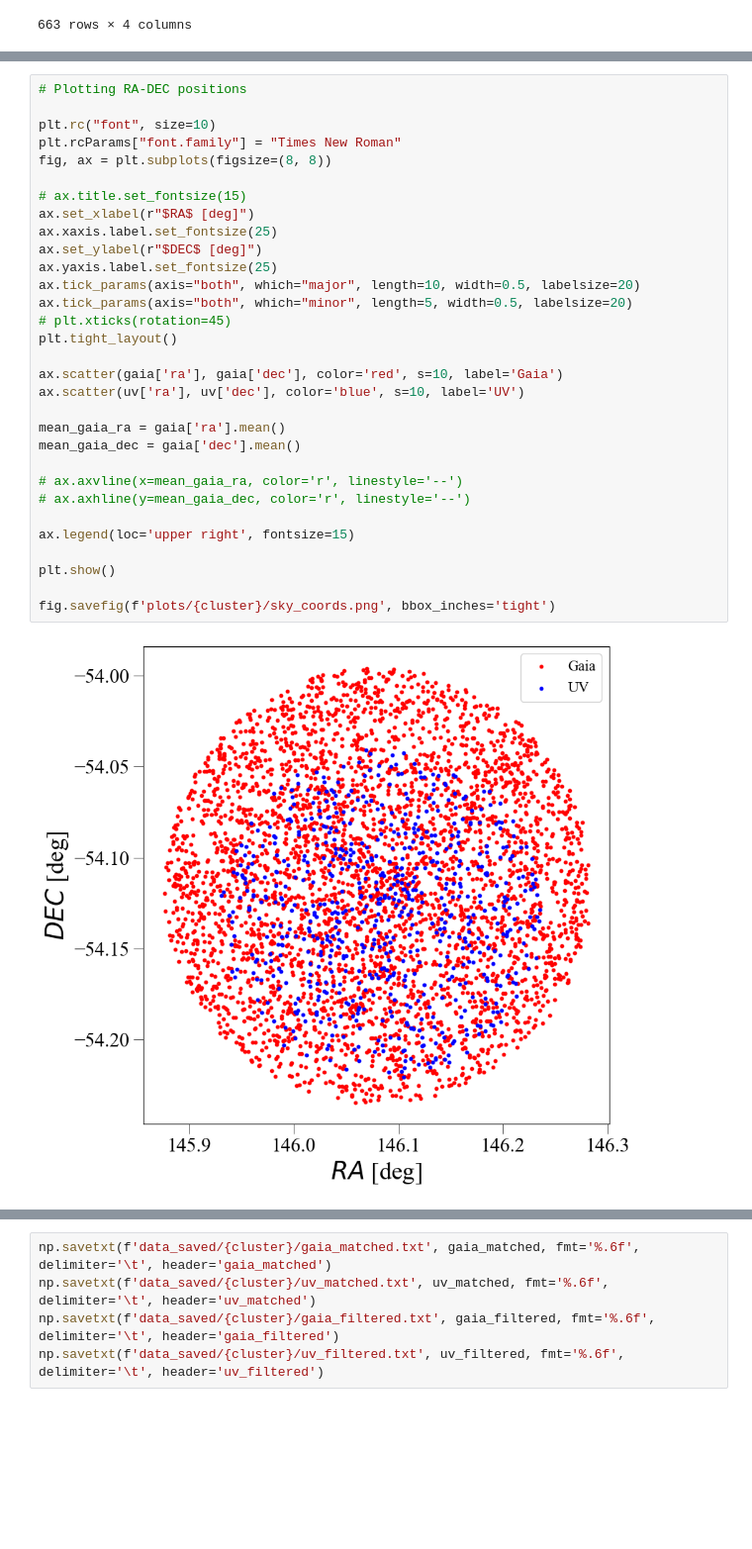
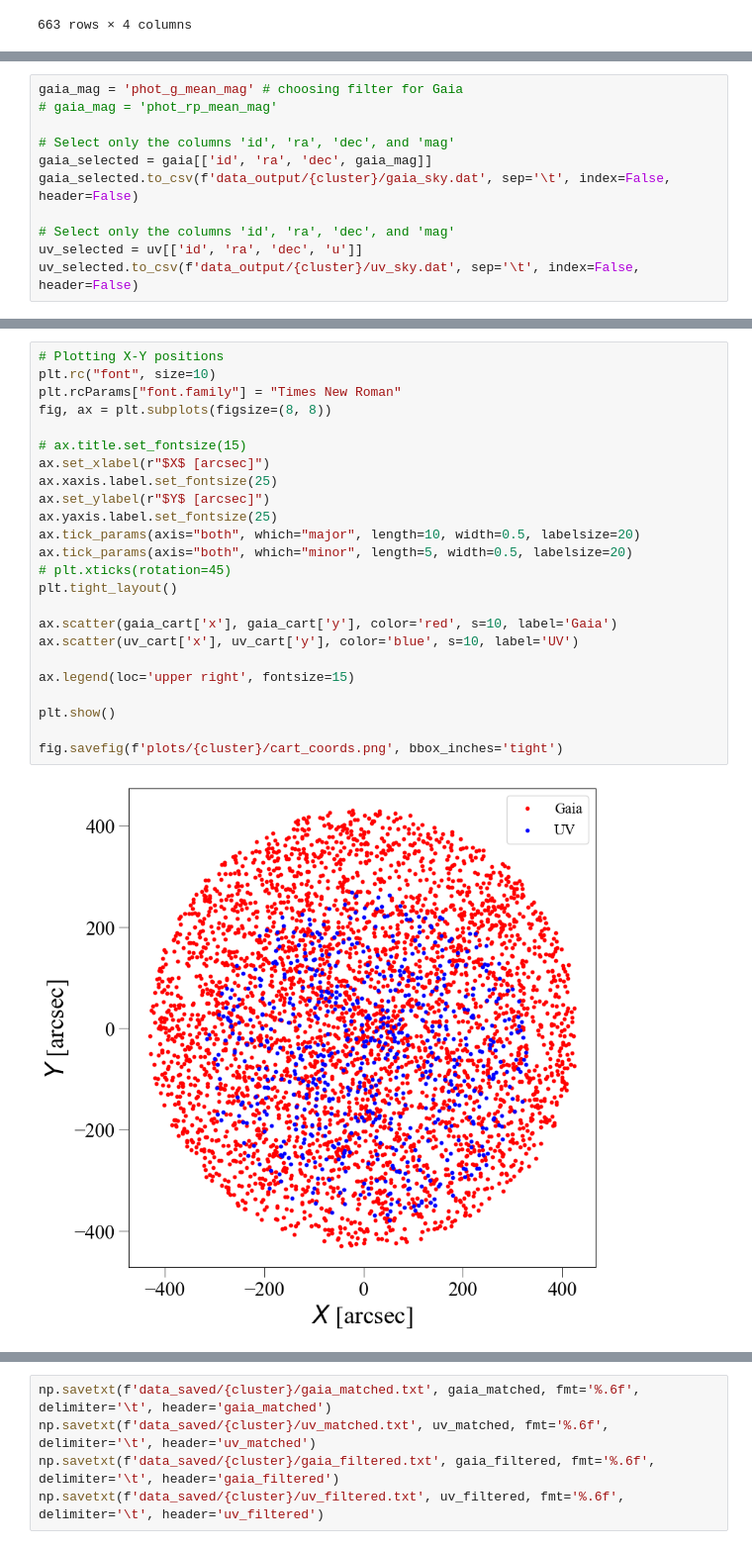
Before and after one commit to PoruchikRzhevsky/Match-pipeline, a Jupyter notebook: matching.ipynb, the cells around one changed output, grey strips where cells are left out. Shown: that part at 99% size. Saved outputs shown, nothing was run; the diff lists cells and outputs as text; blank space fills up the shorter version.

```diff
--- a/matching.ipynb
+++ b/matching.ipynb
@@ -66,0 +151,11 @@ uv
+# %%
+gaia_mag = 'phot_g_mean_mag' # choosing filter for Gaia
+# gaia_mag = 'phot_rp_mean_mag'
+
+# Select only the columns 'id', 'ra', 'dec', and 'mag'
+gaia_selected = gaia[['id', 'ra', 'dec', gaia_mag]]
+gaia_selected.to_csv(f'data_output/{cluster}/gaia_sky.dat', sep='\t', index=False, header=False)
+
+# Select only the columns 'id', 'ra', 'dec', and 'mag'
+uv_selected = uv[['id', 'ra', 'dec', 'u']]
+uv_selected.to_csv(f'data_output/{cluster}/uv_sky.dat', sep='\t', index=False, header=False)
@@ -67,33 +172,26 @@ uv
 # %%
-# Plotting RA-DEC positions
-
+# Plotting X-Y positions
 plt.rc("font", size=10)
 plt.rcParams["font.family"] = "Times New Roman"
 fig, ax = plt.subplots(figsize=(8, 8))
 
 # ax.title.set_fontsize(15)
-ax.set_xlabel(r"$RA$ [deg]")
+ax.set_xlabel(r"$X$ [arcsec]")
 ax.xaxis.label.set_fontsize(25)
-ax.set_ylabel(r"$DEC$ [deg]")
+ax.set_ylabel(r"$Y$ [arcsec]")
 ax.yaxis.label.set_fontsize(25)
 ax.tick_params(axis="both", which="major", length=10, width=0.5, labelsize=20)
 ax.tick_params(axis="both", which="minor", length=5, width=0.5, labelsize=20)
 # plt.xticks(rotation=45)
 plt.tight_layout()
 
-ax.scatter(gaia['ra'], gaia['dec'], color='red', s=10, label='Gaia')
-ax.scatter(uv['ra'], uv['dec'], color='blue', s=10, label='UV')
-
-mean_gaia_ra = gaia['ra'].mean()
-mean_gaia_dec = gaia['dec'].mean()
-
-# ax.axvline(x=mean_gaia_ra, color='r', linestyle='--')
-# ax.axhline(y=mean_gaia_dec, color='r', linestyle='--')
+ax.scatter(gaia_cart['x'], gaia_cart['y'], color='red', s=10, label='Gaia')
+ax.scatter(uv_cart['x'], uv_cart['y'], color='blue', s=10, label='UV')
 
 ax.legend(loc='upper right', fontsize=15)
 
 plt.show()
 
-fig.savefig(f'plots/{cluster}/sky_coords.png', bbox_inches='tight')
+fig.savefig(f'plots/{cluster}/cart_coords.png', bbox_inches='tight')
 # %% [output]
-[figure, old version]
+[figure, new version]
```
Also changed, not shown: parts of 27 cells of this notebook, 34 other files.
